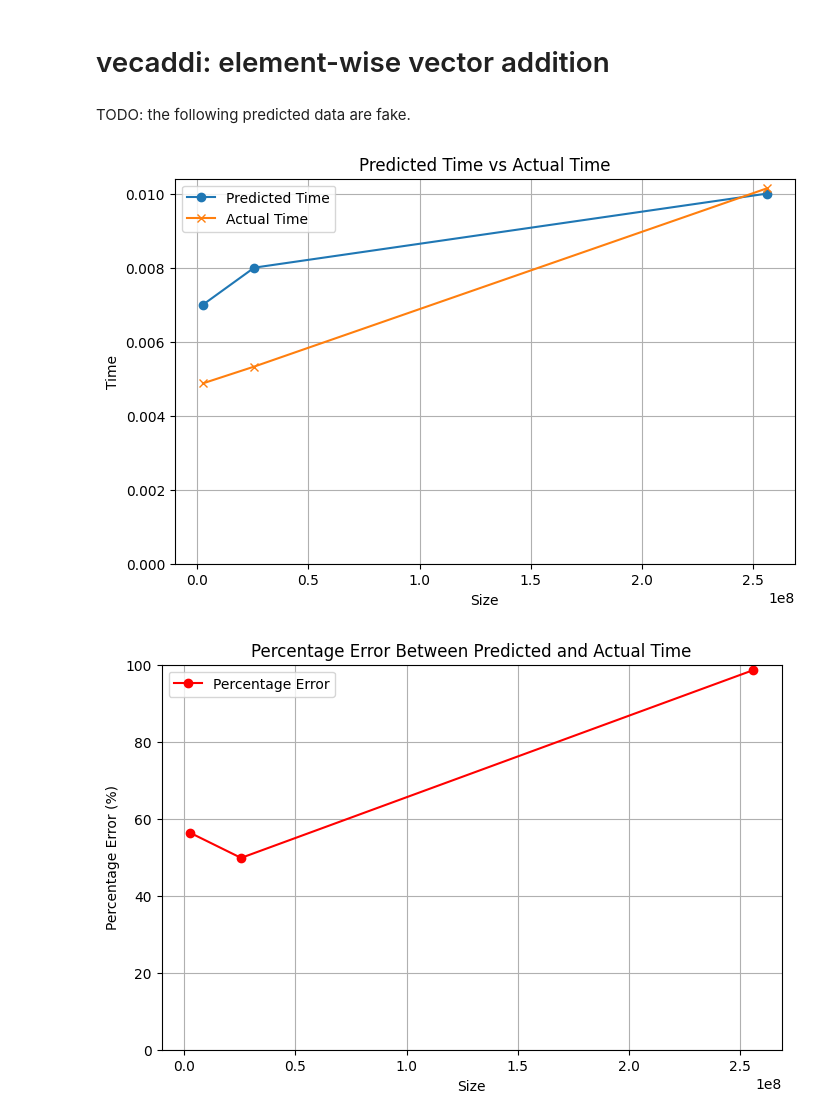
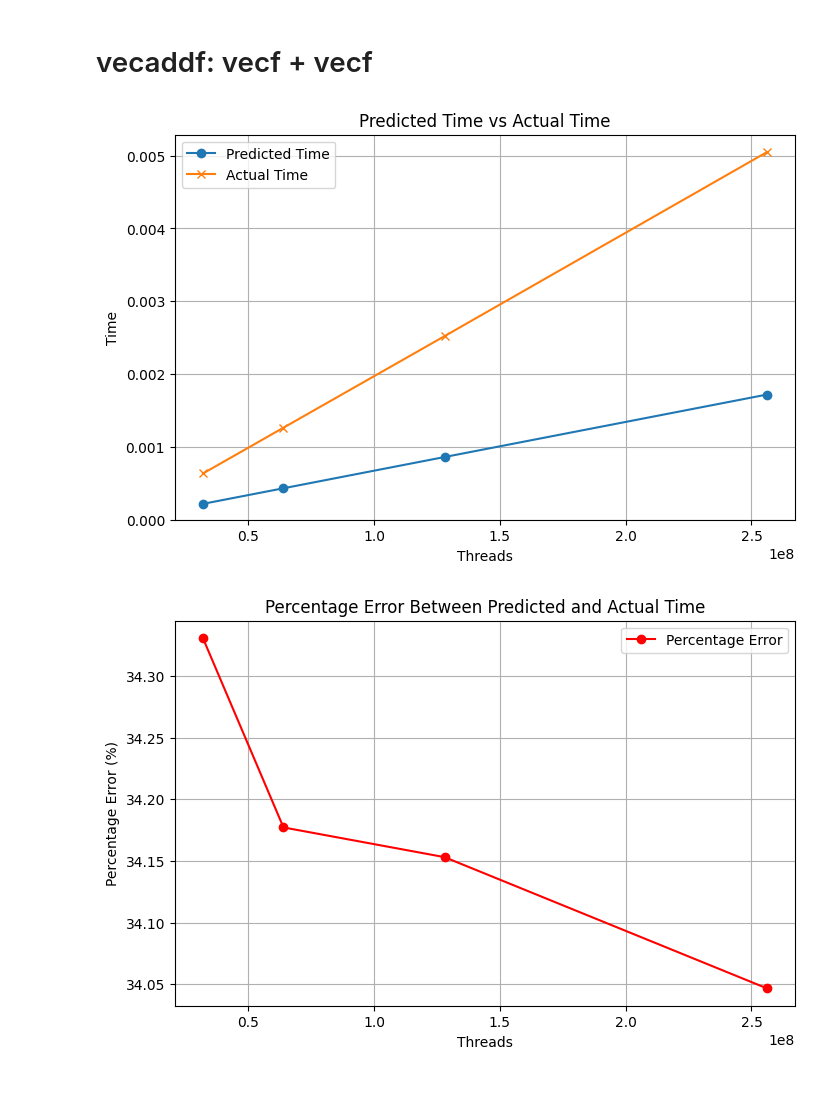
Before and after one commit to GrakePch/GPU_predition, a Jupyter notebook: result.ipynb, the cells around one changed output. Saved outputs shown, nothing was run; the diff lists cells and outputs as text; code cells hidden in the pictures; blank space fills up the shorter version.

```diff
--- a/result.ipynb
+++ b/result.ipynb
@@ -10,7 +10,7 @@ def analysis(data):
     plt.figure(figsize=(8, 5))
     plt.plot(df['Size'], df['Predicted Time'], label='Predicted Time', marker='o')
     plt.plot(df['Size'], df['Actual Time'], label='Actual Time', marker='x')
-    plt.xlabel('Size')
+    plt.xlabel('Threads')
     plt.ylabel('Time')
     plt.title('Predicted Time vs Actual Time')
     plt.legend()
@@ -23,25 +23,24 @@ def analysis(data):
 
     plt.figure(figsize=(8, 5))
     plt.plot(df['Size'], df['Accuracy'], label='Percentage Error', marker='o', color='r')
-    plt.xlabel('Size')
+    plt.xlabel('Threads')
     plt.ylabel('Percentage Error (%)')
     plt.title('Percentage Error Between Predicted and Actual Time')
     plt.legend()
     plt.grid(True)
-    plt.ylim(0, 100)
+    # plt.ylim(0, )
     plt.show()
-# %% [markdown]
-# vecaddi: element-wise vector addition
-# %% [markdown]
-TODO: the following predicted data are fake.
+# %% [markdown]
+# vecaddf: vecf + vecf
 # %%
 # [element-in-vector, predicted-time, actual-time]
 data = [
-    [2560000, 0.007000, 0.004874],
-    [25600000, 0.008000, 0.005327],
-    [256000000, 0.010000, 0.010140],
+    [32000000, 0.000218,   0.000635],
+    [64000000, 0.000432,   0.001264],
+    [128000000, 0.000861,  0.002521],
+    [256000000, 0.001718,  0.005046],
 ]
 analysis(data)
 # %% [output]
-[figure, old version]
+[figure, new version]
-[figure, old version]
+[figure, new version]
```
Also changed, not shown: parts of 8 cells of this notebook, 17 other files.
